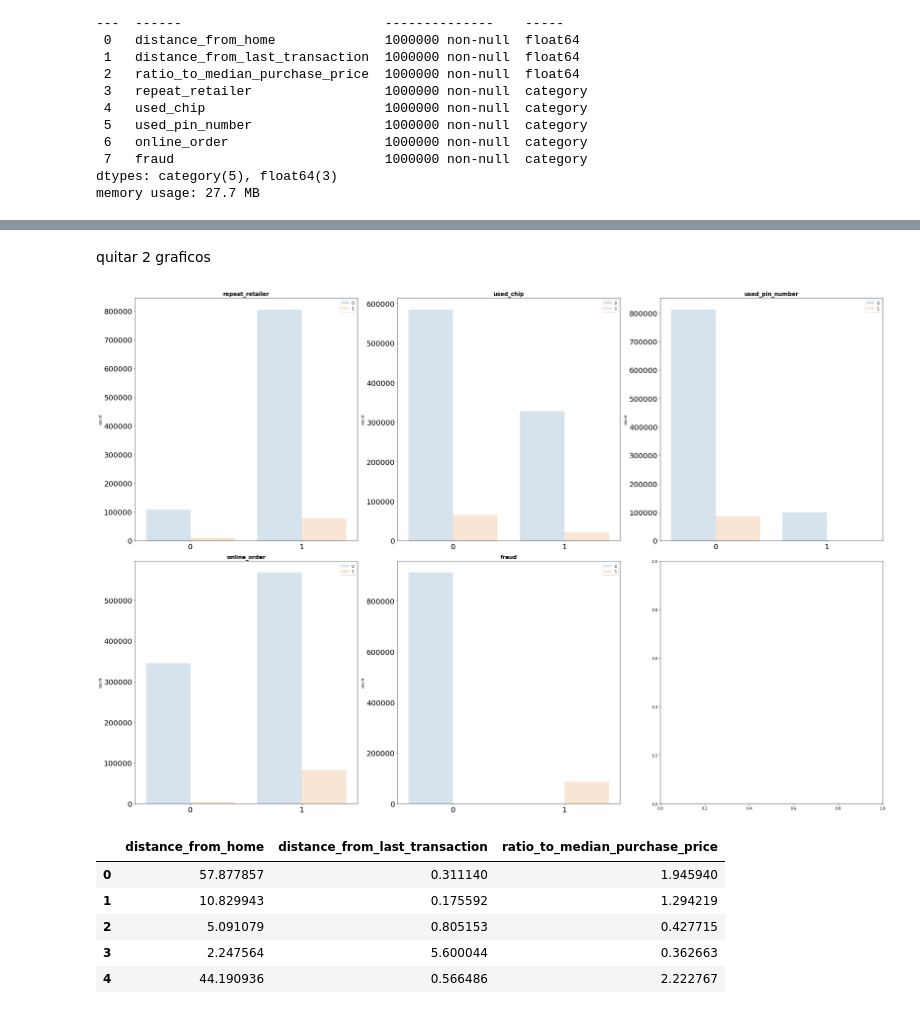
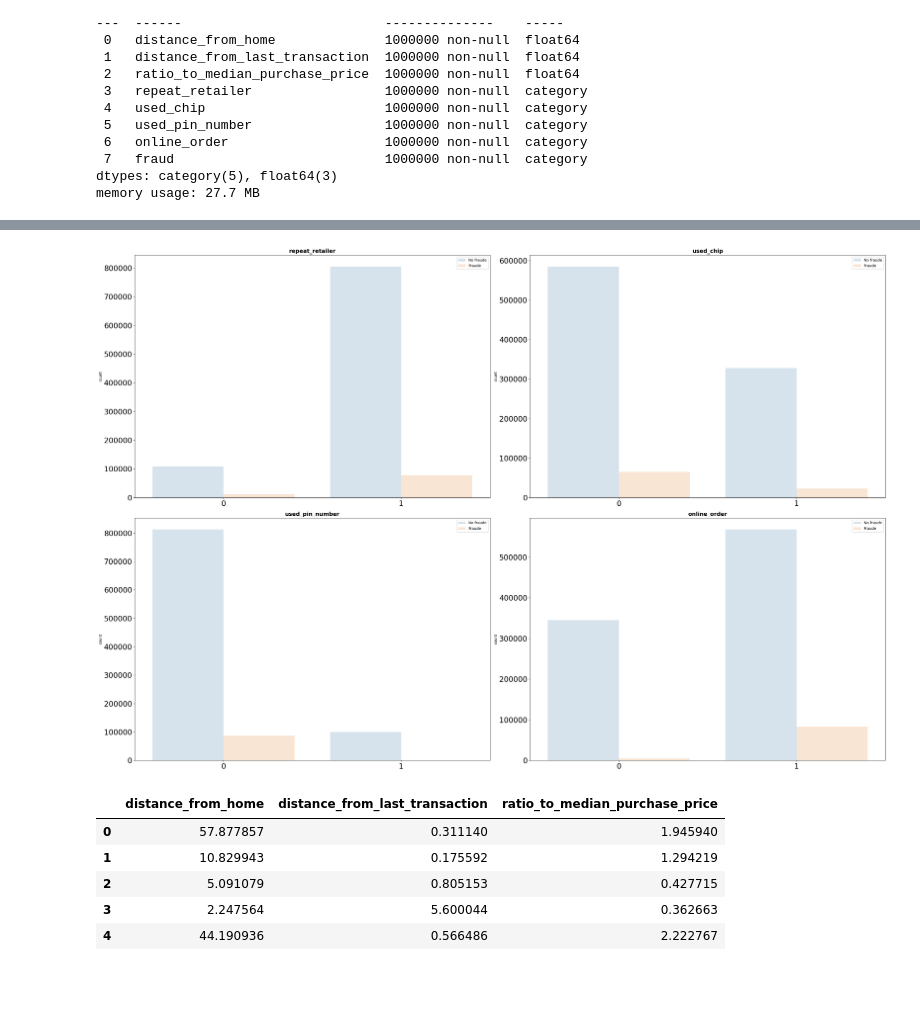
Before and after one commit to VannaLZ/Modulo_3_Sprint_1_VannaPaula, a Jupyter notebook: Regresion Logistica/Lecc01-EDA.ipynb, the cells around one changed output, grey strips where cells are left out. Drawn from its saved outputs; the diff is of its cells as text; code cells hidden in the pictures; blank space fills up the shorter version.

```diff
--- a/Regresion Logistica/Lecc01-EDA.ipynb
+++ b/Regresion Logistica/Lecc01-EDA.ipynb
@@ -95,31 +95,29 @@ df.describe().T
 | distance_from_home | 1000000.0 | 26.628792 | 65.390784 | 0.004874 | 3.878008 | 9.967760 | 25.743985 | 10632.723672 |
 | distance_from_last_transaction | 1000000.0 | 5.036519 | 25.843093 | 0.000118 | 0.296671 | 0.998650 | 3.355748 | 11851.104565 |
 | ratio_to_median_purchase_price | 1000000.0 | 1.824182 | 2.799589 | 0.004399 | 0.475673 | 0.997717 | 2.096370 | 267.802942 |
-# %% [markdown]
-quitar 2 graficos
 # %%
-fig, axes = plt.subplots(nrows = 2, ncols = 3, figsize = (30, 20))
+fig, axes = plt.subplots(nrows = 2, ncols = 2, figsize = (30, 20))
 
 axes = axes.flat
-columnas_cat = df.select_dtypes(include = "category").columns
+columnas_cat = df.select_dtypes(include = "category").drop('fraud', axis = 1).columns
 
 for i, colum in enumerate(columnas_cat):
     sns.countplot(
         data = df,
         x = colum,
         hue = "fraud",
         alpha = 0.2,
         ax = axes[i])
 
 
     axes[i].set_title(colum, fontsize = 15, fontweight = "bold")
     axes[i].tick_params(labelsize = 20)
     axes[i].set_xlabel("")
-    axes[i].legend(loc= "upper right")
+    axes[i].legend(loc= "upper right", labels=['No fraude', 'Fraude'])
 
 fig.tight_layout();
 # %% [output]
-[figure, old version]
+[figure, new version]
 # %%
 df_numericas = df.select_dtypes(include = np.number)
 df_numericas.head()
```
Also changed, not shown: 4 other files.
